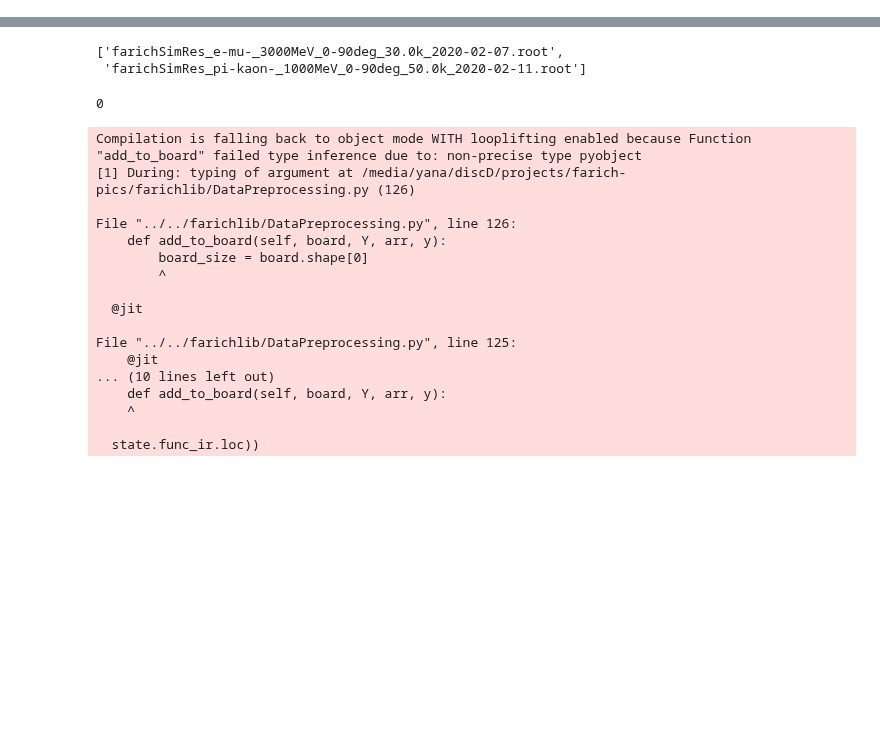
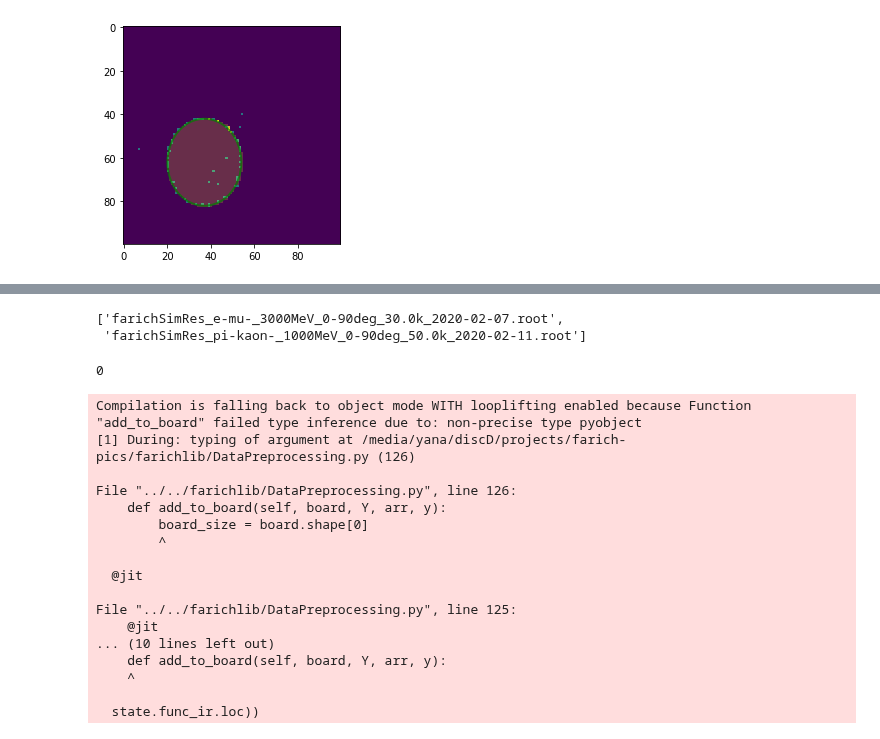
Before and after one commit to 82492749123082/farich-pics, a Jupyter notebook: notebooks/DatasetPreprocessing.ipynb, the cells around one changed output, grey strips where cells are left out. Drawn from its saved outputs; the diff is of its cells as text; code cells hidden in the pictures; blank space fills up the shorter version.

```diff
--- a/notebooks/DatasetPreprocessing.ipynb
+++ b/notebooks/DatasetPreprocessing.ipynb
@@ -19,0 +55,11 @@ import pickle
+# %%
+index = 3
+ax = plt.gca()
+plt.imshow( H_all[index].toarray().T )
+
+for i, yy in enumerate( h_all[index] ):
+    el = Ellipse((yy[0], yy[1]), yy[2], yy[3], yy[4],  linewidth=2, fill=False, edgecolor='green', alpha=0.7 )
+    ax.add_artist(el)
+    plt.imshow( mask_all[index][i].T, alpha=0.2 )
+# %% [output]
+[figure, added]
```
Also changed, not shown: parts of 30 cells of this notebook, 4 other files.
